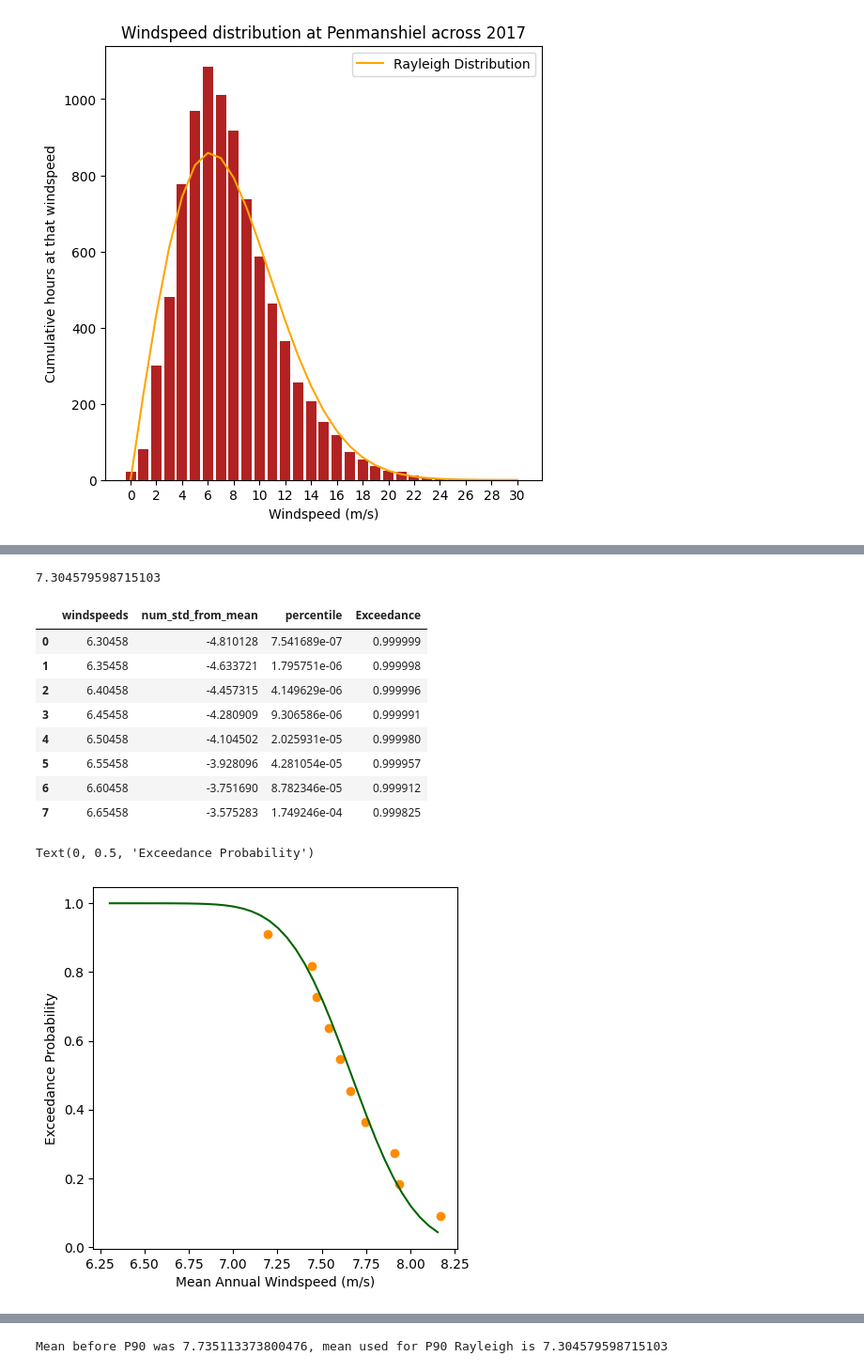
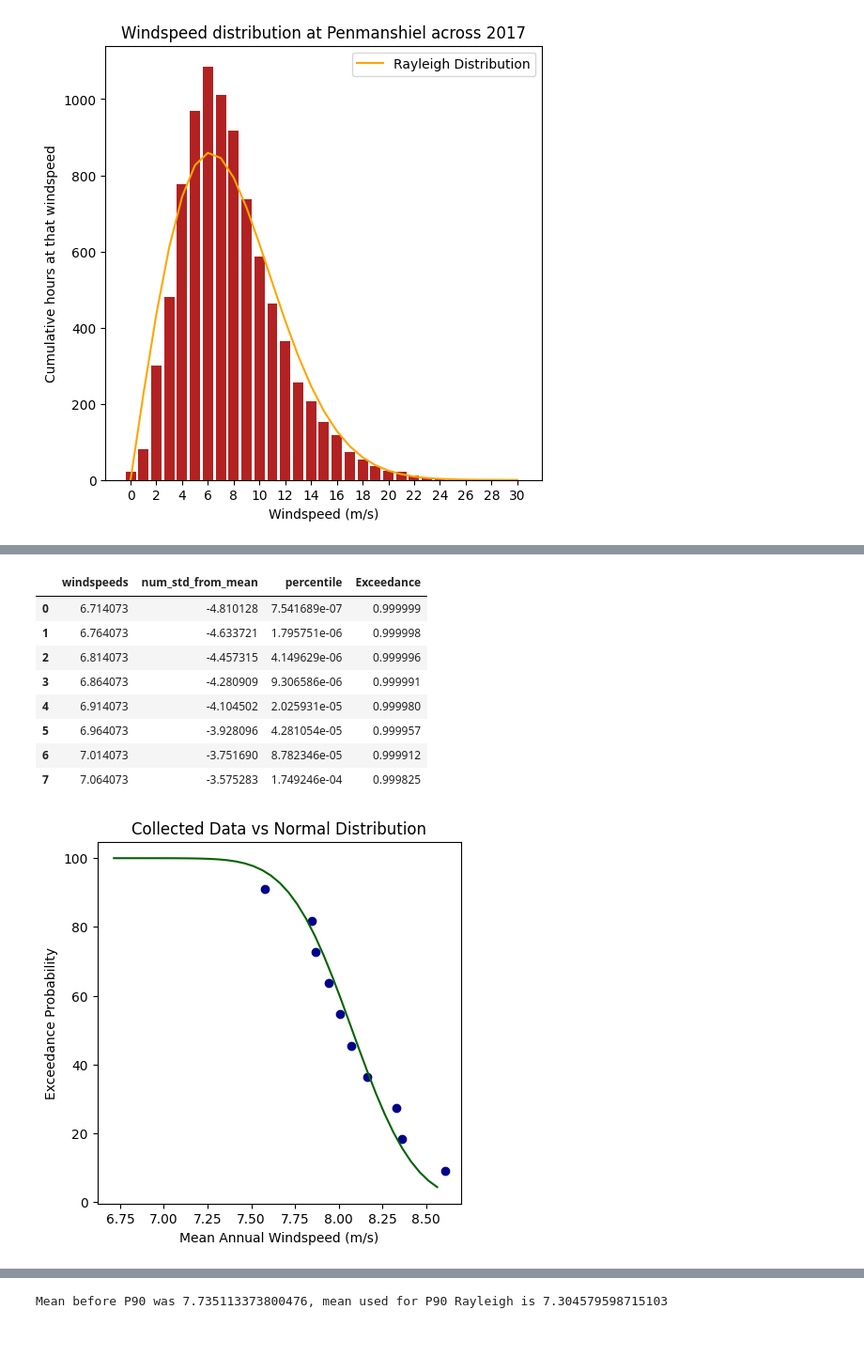
Before and after one commit to sofiagilardini/wind_energy_5, a Jupyter notebook: py3.ipynb, the cells around one changed output, grey strips where cells are left out. Shown at 94% size. Cells and saved outputs as stored; diff of their text form; code cells hidden in the pictures; blank space fills up the shorter version.

```diff
--- a/py3.ipynb
+++ b/py3.ipynb
@@ -142,6 +196,8 @@ for df in list_df:
 
 
 P90_df = pandas.DataFrame(data = mean_list_C, columns=['mean_C'])
+P90_df['year'] = years_list
+
 P90_df = P90_df.sort_values(by = 'mean_C').reset_index(drop = True)
 
 
@@ -182,9 +238,14 @@ P90_df
 # %%
-P90_df['rank'] = P90_df['mean_P'].rank(ascending=False)
+
+
+P90_df['mean_P_scaled'] = (np.log(z_2/z_0) / (np.log(z_1/z_0))) * P90_df['mean_P']
+
+
+P90_df['rank'] = P90_df['mean_P_scaled'].rank(ascending=False)
 
 totalyears = len(P90_df)
 
-P90_df['exc_prob'] = P90_df['rank'] / (totalyears+1)
-
+P90_df['exc_prob'] = (P90_df['rank'] / (totalyears+1) * 100
+)
 P90_df
 # %% [output]
@@ -214,6 +316,6 @@ Text(0, 0.5, 'Exceedance Probability')
 # %%
 number_years = len(P90_df)
-mean_p90_df = P90_df['mean_P'].mean()
+mean_p90_df = P90_df['mean_P_scaled'].mean()
 sd_p90_df = P90_df['mean_P'].std()
 
 # p90 as a number of std = 1.282
@@ -223,14 +325,17 @@ p90_std_num = 1.282
 P90_windspeed = mean_p90_df - (p90_std_num * sd_p90_df)
 
 P90_windspeed
+
+
+# assign to the spreadsheet
+P90_sheet.range('K14').value = P90_windspeed
+P90_sheet.range('K13').value = p90_std_num
-# %% [output]
-7.304579598715103
 # %%
 # if we assume that the variation in wind speeds from one year to another is normally distributed, then we can fit a normal curve
 
 from scipy.stats import norm
 
-windspeeds = np.arange((P90_windspeed-1), P90_df['mean_P'].max(), 0.05)
+windspeeds = np.arange((P90_windspeed-1), P90_df['mean_P_scaled'].max(), 0.05)
 
 windspeeds_df = pandas.DataFrame(data = windspeeds, columns = ['windspeeds'])
 
@@ -244,29 +349,31 @@ windspeeds_df['Exceedance'] = 1 - windspeeds_df['percentile']
 windspeeds_df[:-30]
 # %% [output]
 |  | windspeeds | num_std_from_mean | percentile | Exceedance |
-| 0 | 6.30458 | -4.810128 | 7.541689e-07 | 0.999999 |
-| 1 | 6.35458 | -4.633721 | 1.795751e-06 | 0.999998 |
-| 2 | 6.40458 | -4.457315 | 4.149629e-06 | 0.999996 |
-| 3 | 6.45458 | -4.280909 | 9.306586e-06 | 0.999991 |
-| 4 | 6.50458 | -4.104502 | 2.025931e-05 | 0.999980 |
-| 5 | 6.55458 | -3.928096 | 4.281054e-05 | 0.999957 |
-| 6 | 6.60458 | -3.751690 | 8.782346e-05 | 0.999912 |
-| 7 | 6.65458 | -3.575283 | 1.749246e-04 | 0.999825 |
+| 0 | 6.714073 | -4.810128 | 7.541689e-07 | 0.999999 |
+| 1 | 6.764073 | -4.633721 | 1.795751e-06 | 0.999998 |
+| 2 | 6.814073 | -4.457315 | 4.149629e-06 | 0.999996 |
+| 3 | 6.864073 | -4.280909 | 9.306586e-06 | 0.999991 |
+| 4 | 6.914073 | -4.104502 | 2.025931e-05 | 0.999980 |
+| 5 | 6.964073 | -3.928096 | 4.281054e-05 | 0.999957 |
+| 6 | 7.014073 | -3.751690 | 8.782346e-05 | 0.999912 |
+| 7 | 7.064073 | -3.575283 | 1.749246e-04 | 0.999825 |
 # %%
 fig, ax = plt.subplots(figsize = (5, 5))
 
 x = windspeeds_df['windspeeds']
-y = windspeeds_df['Exceedance']
+y = windspeeds_df['Exceedance'] * 100
 
 ax.plot(x, y, c = 'darkgreen')
 
-x = P90_df['mean_P']
+x = P90_df['mean_P_scaled']
 y = P90_df['exc_prob']
 
-ax.scatter(x, y, color = 'darkorange')
+ax.scatter(x, y, color = 'darkblue')
 
 ax.set_xlabel("Mean Annual Windspeed (m/s)")
 ax.set_ylabel("Exceedance Probability")
+ax.set_title("Collected Data vs Normal Distribution")
+
+plt.savefig('normal_dist_p90.png')  # Save the plot as a PNG file
 # %% [output]
-Text(0, 0.5, 'Exceedance Probability')
-[figure, old version]
+[figure, new version]
```
Also changed, not shown: parts of 18 cells of this notebook, 24 other files.
